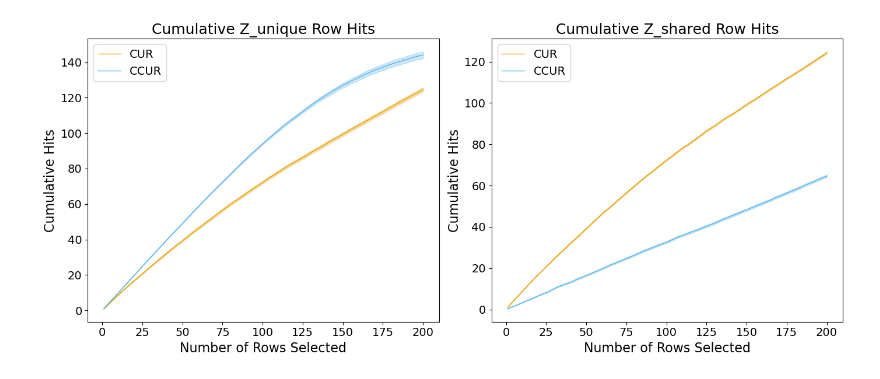
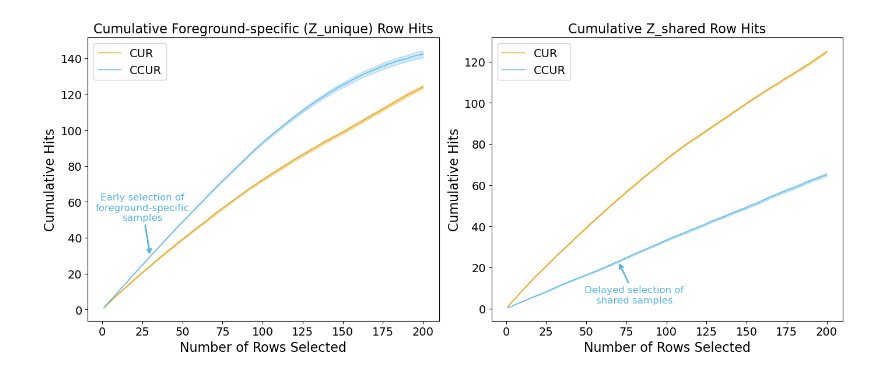
Before and after one commit to ezhang1218/CCUR, a Jupyter notebook: simulation/sample_selection.ipynb, the cells around one changed output. Cells and saved outputs as stored; diff of their text form; code cells hidden in the pictures.

```diff
--- a/simulation/sample_selection.ipynb
+++ b/simulation/sample_selection.ipynb
@@ -14,7 +14,7 @@ def generate_data(n, m, p, k):
     Z_bg[np.abs(Z_bg) < 1.8] = 0
 
     V = np.random.normal(size=(k, p))  # shared loadings
-    V[np.abs(S) < 1.8] = 0
+    V[np.abs(V) < 1.8] = 0
 
     W = np.random.normal(size=(k, p))  # foreground-specific loadings
     W[np.abs(W) < 1.8] = 0
@@ -24,10 +24,6 @@ def generate_data(n, m, p, k):
 
     return background, foreground, W, V, Z_unique, Z_shared, Z_bg
 # %%
-import numpy as np
-import matplotlib.pyplot as plt
-from numpy.linalg import svd
-
 def compute_leverage_scores(V, k):
     return np.sum(V[:k, :] ** 2, axis=0)
 
@@ -37,17 +33,11 @@ def scores(A, k):
 
 
 def ccur(X, Y, k, top_selected, epsilon = 1e-6):
-    """
-    Select columns from X that are relatively more important compared to Y.
-    """
     leverage_scores_X, _ = scores(X, k)
     leverage_scores_Y, _ = scores(Y, k)
 
-
-    ratios =(leverage_scores_X) / (leverage_scores_Y+epsilon)
-
+    ratios =(leverage_scores_X) / (leverage_scores_Y)
     top_k_indices = np.argsort(-ratios)[:top_selected]
-
     return top_k_indices, ratios[top_k_indices], ratios
 
 def cumulative_hits(order, target_set):
@@ -94,9 +89,4 @@ def compare_row_accumulation(n=500, m=500, p=100, f=5, k=10, n_sim=100, top_sele
 # %%
-import random
-random.seed(42)
-
-mean_unique_ccur, mean_unique_cur, mean_shared_cur, mean_shared_ccur,cum_unique_ccur, cum_unique_cur, cum_shared_cur, cum_shared_ccur = compare_row_accumulation()
-
 x = np.arange(1, 201)
 mean_unique_cur = mean_unique_cur[:200]
 mean_unique_ccur = mean_unique_ccur[:200]
@@ -113,7 +103,7 @@ ccur_color = "#56B4E9"
 cur_color  = "#E69F00"
 
 # Font sizes
-title_fontsize = 18
+title_fontsize = 16
 axis_fontsize = 16
 tick_fontsize = 14
 legend_fontsize = 14
@@ -131,33 +121,56 @@ plt.fill_between(x,
                  mean_unique_ccur - 2*stderr_unique_ccur,
                  mean_unique_ccur + 2*stderr_unique_ccur,
                  color=ccur_color, alpha=0.3)
-plt.title("Cumulative Z_unique Row Hits", fontsize=title_fontsize)
+plt.title("Cumulative Foreground-specific (Z_unique) Row Hits", fontsize=title_fontsize)
 plt.xlabel("Number of Rows Selected", fontsize=axis_fontsize)
 plt.ylabel("Cumulative Hits", fontsize=axis_fontsize)
 plt.xticks(fontsize=tick_fontsize)
 plt.yticks(fontsize=tick_fontsize)
 plt.legend(fontsize=legend_fontsize)
 
 plt.subplot(1, 2, 2)
 plt.plot(x, mean_shared_cur,  label='CUR',  color=cur_color, linestyle='-', linewidth=1)
 plt.fill_between(x,
                  mean_shared_cur - stderr_shared_cur,
                  mean_shared_cur + stderr_shared_cur,
                  color=cur_color, alpha=0.3)
 plt.plot(x, mean_shared_ccur, label='CCUR', color=ccur_color, linestyle='-', linewidth=1)
 plt.fill_between(x,
                  mean_shared_ccur - stderr_shared_ccur,
                  mean_shared_ccur + stderr_shared_ccur,
                  color=ccur_color, alpha=0.3)
 plt.title("Cumulative Z_shared Row Hits", fontsize=title_fontsize)
 plt.xlabel("Number of Rows Selected", fontsize=axis_fontsize)
 plt.ylabel("Cumulative Hits", fontsize=axis_fontsize)
 plt.xticks(fontsize=tick_fontsize)
 plt.yticks(fontsize=tick_fontsize)
 plt.legend(fontsize=legend_fontsize)
 
 plt.tight_layout()
-plt.savefig("row_selection_with_errorbars.png", dpi=300, bbox_inches='tight')
+
+# === Annotation for left plot (Z_unique) ===
+plt.subplot(1, 2, 1)
+plt.annotate(
+    "Early selection of\nforeground-specific\nsamples",
+    xy=(30, mean_unique_ccur[29]),
+    xytext=(25, mean_unique_ccur[29] + 20),
+    ha='center',
+    arrowprops=dict(arrowstyle="->", color=ccur_color, lw=2),
+    fontsize=12, color=ccur_color
+)
+
+# === Annotation for right plot (Z_shared) ===
+plt.subplot(1, 2, 2)
+plt.annotate(
+    "Delayed selection of\nshared samples",
+    xy=(70, mean_shared_ccur[69]),
+    xytext=(80, mean_shared_ccur[69] - 20),
+    ha='center',
+    arrowprops=dict(arrowstyle="->", color=ccur_color, lw=2),
+    fontsize=12, color=ccur_color
+)
+
+plt.savefig("row_selection_with_errorbars_annotated.png", dpi=300, bbox_inches='tight')
 plt.show()
 # %% [output]
-[figure, old version]
+[figure, new version]
```
Also changed, not shown: parts of 1 cell of this notebook.
